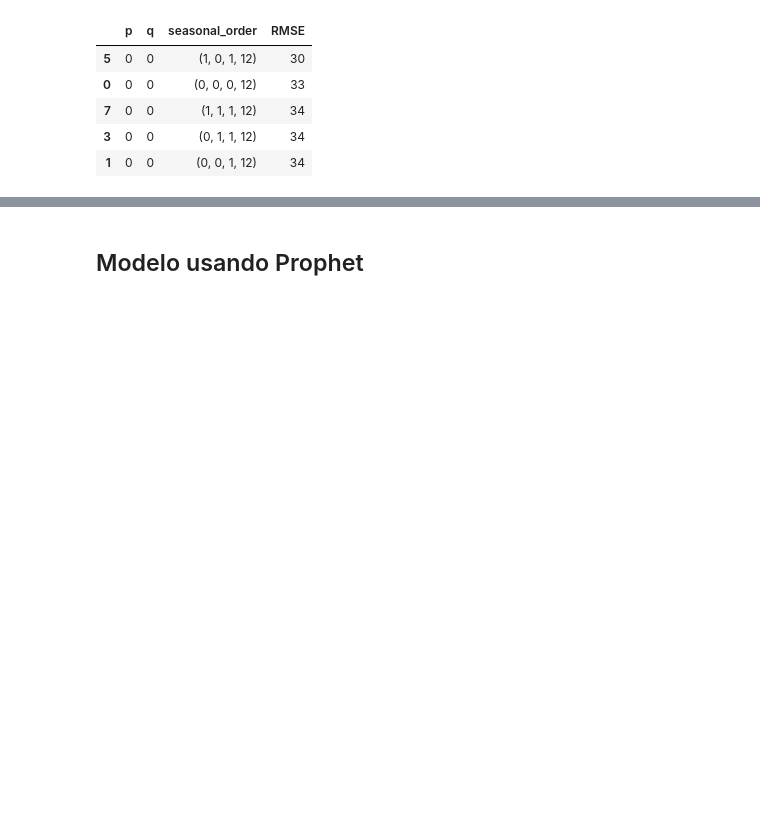
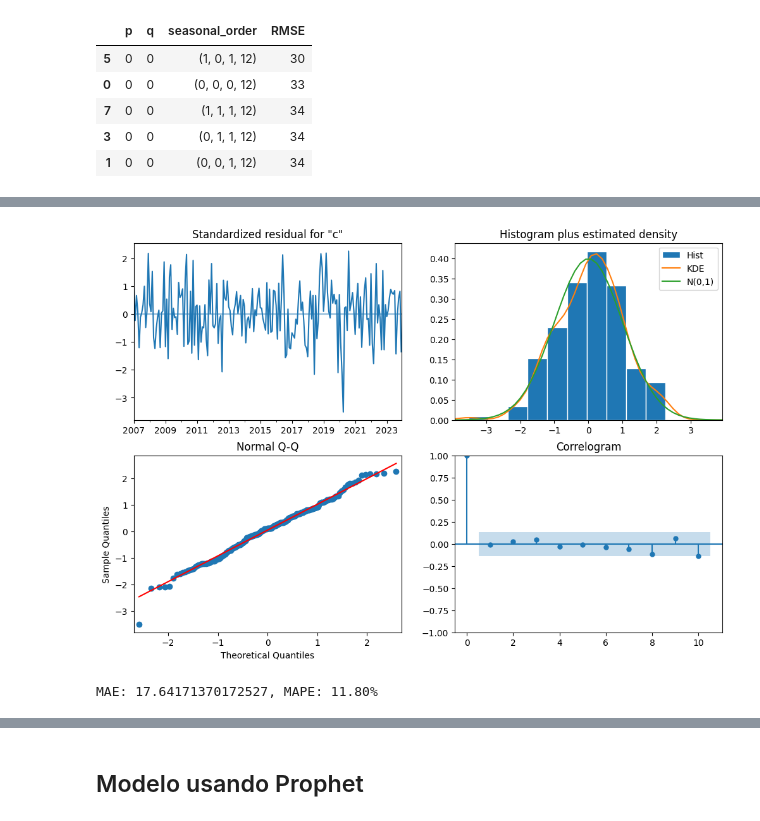
Before and after one commit to ngcarvajall/Accidentes_mortales_RD, a Jupyter notebook: Notebooks/Defunciones/5_SerieT.ipynb, the cells around one changed output, grey strips where cells are left out. Cells and saved outputs as stored; diff of their text form; code cells hidden in the pictures; blank space fills up the shorter version.

```diff
--- a/Notebooks/Defunciones/5_SerieT.ipynb
+++ b/Notebooks/Defunciones/5_SerieT.ipynb
@@ -176,0 +218,5 @@ Text(0.5, 1.0, 'Predicción a futuro de defunciones producto de accidentes viale
+# %%
+modelo_sarima.plot_diagnostics(figsize=(12, 8))
+plt.show()
+# %% [output]
+[figure, added]
@@ -176,0 +231,14 @@ Text(0.5, 1.0, 'Predicción a futuro de defunciones producto de accidentes viale
+# %%
+# Predicción ajustada para el rango de y_test
+pred_y_test = modelo_sarima.predict(start=y_test.index.min(), end=y_test.index.max())
+
+# Crear DataFrame alineado
+datos_predichos_y_test = pd.DataFrame(pred_y_test, columns=['predicted_mean'])
+datos_predichos_y_test.index = y_test.index
+
+mae = mean_absolute_error(y_test['casos_defunciones'], datos_predichos_y_test['predicted_mean'])
+mape = mean_absolute_percentage_error(y_test['casos_defunciones'], datos_predichos_y_test['predicted_mean'])
+
+print(f"MAE: {mae}, MAPE: {mape * 100:.2f}% ")
+# %% [output]
+MAE: 17.64171370172527, MAPE: 11.80%
```
Also changed, not shown: parts of 13 cells of this notebook, 1 other file.
